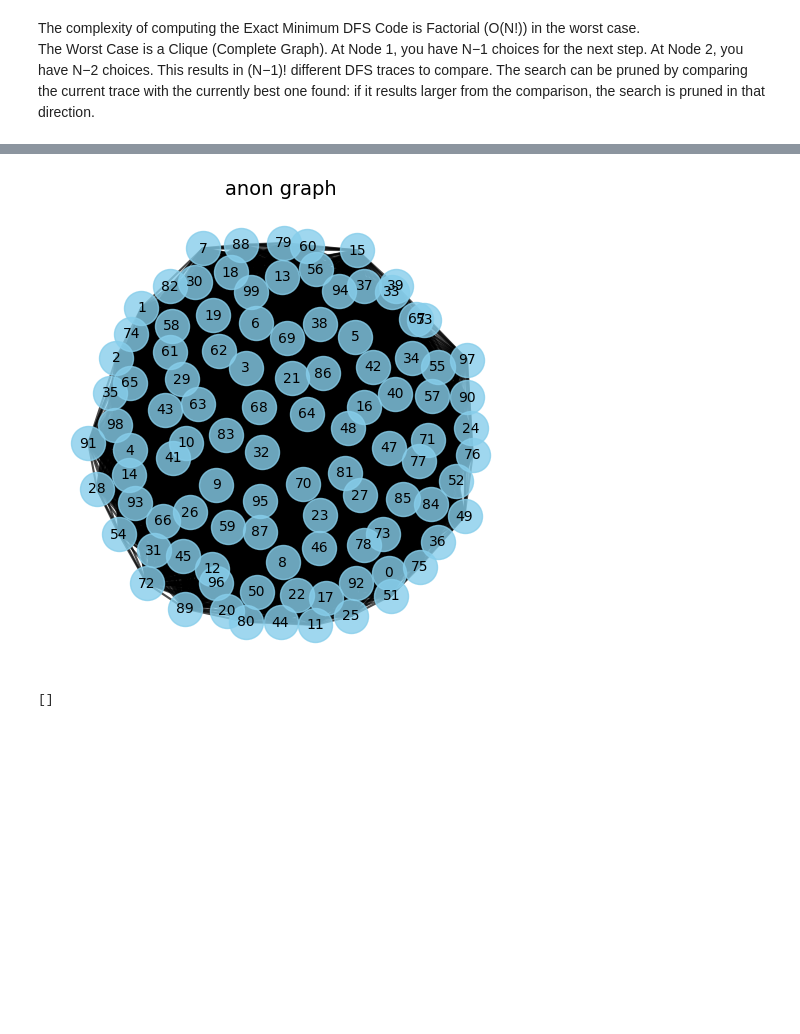
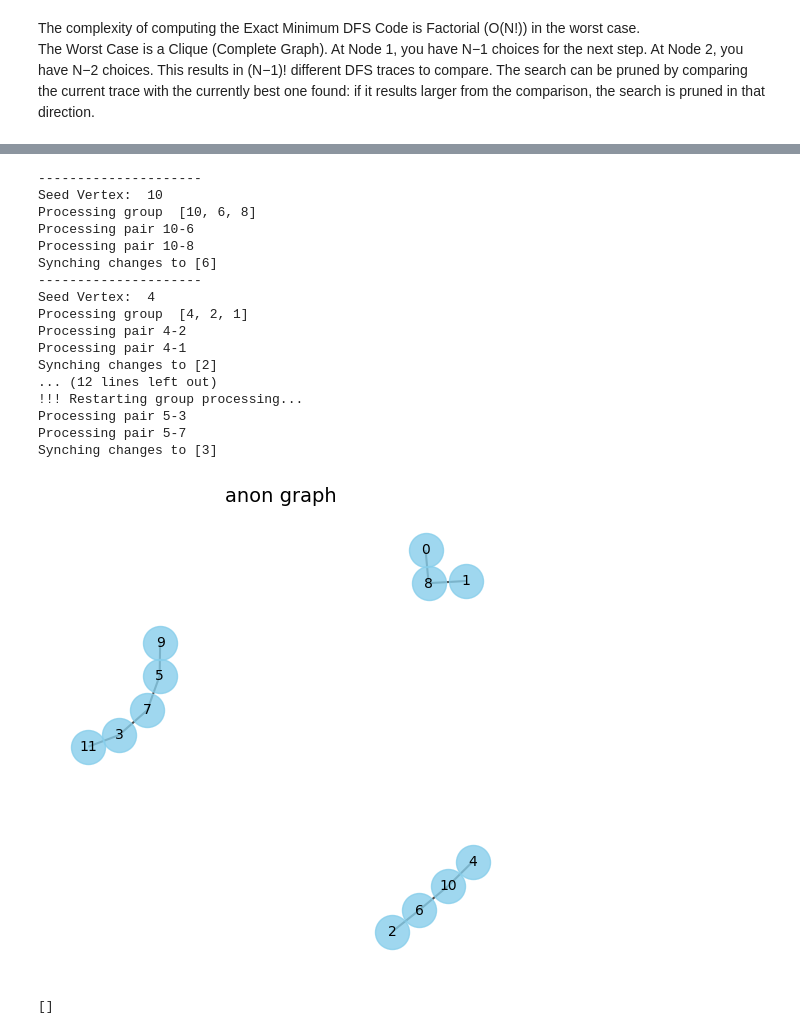
Before and after one commit to AzzurraSuffia/DPP, a Jupyter notebook: analysis.ipynb, the cells around one changed output, grey strips where cells are left out. Saved outputs shown, nothing was run; the diff lists cells and outputs as text; code cells hidden in the pictures; blank space fills up the shorter version.

```diff
--- a/analysis.ipynb
+++ b/analysis.ipynb
@@ -6,11 +6,11 @@ At Node 2, you have N−2 choices. This results in (N−1)! different DFS traces
 import networkx as nx
 from SocialAnonymizer import SocialAnonymizer
 from utils import plot_component, check_isomorphic_classes
-
-G_random = nx.gnp_random_graph(n=100, p=0.1)
+# i think in this situation the problem is that 7 is changing 3 which is part of the same anon class
+G_random = nx.gnp_random_graph(n=12, p=0.1, seed=19)
 plot_component(G_random, "original graph")
 social_anonymizer = SocialAnonymizer(alpha=0, beta=1, gamma=1)
-G_anon, eq_dict = social_anonymizer.anonymize_graph(G_random, k=2)
+G_anon, eq_dict = social_anonymizer.anonymize_graph(G_random, k=3)
 plot_component(G_anon, "anon graph")
 check_isomorphic_classes(G_anon, eq_dict)
 # %% [output]
@@ -18,2 +18,19 @@ check_isomorphic_classes(G_anon, eq_dict)
+---------------------
+Seed Vertex:  10
+Processing group  [10, 6, 8]
+Processing pair 10-6
+Processing pair 10-8
+Synching changes to [6]
+---------------------
+Seed Vertex:  4
+Processing group  [4, 2, 1]
+Processing pair 4-2
+Processing pair 4-1
+Synching changes to [2]
+... (12 lines left out)
+!!! Restarting group processing...
+Processing pair 5-3
+Processing pair 5-7
+Synching changes to [3]
-[figure, old version]
+[figure, new version]
-[]
+[]
```
Also changed, not shown: parts of 3 cells of this notebook, 1 other file.
